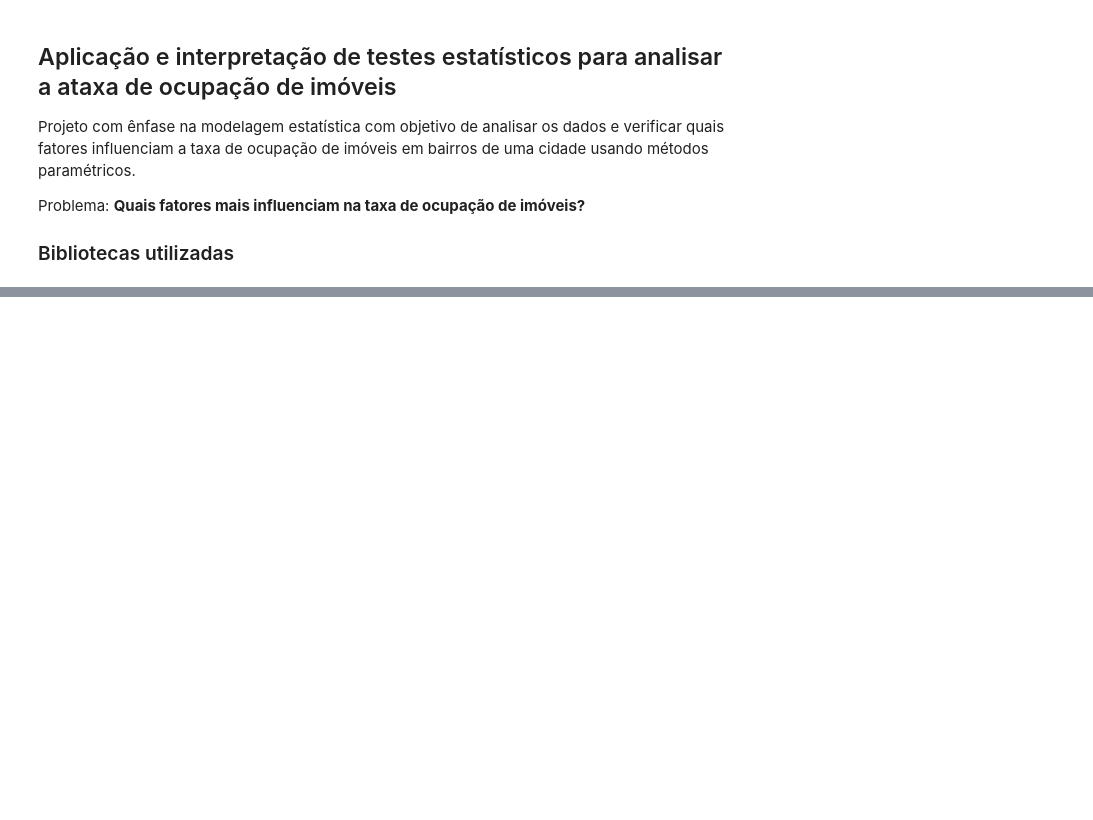
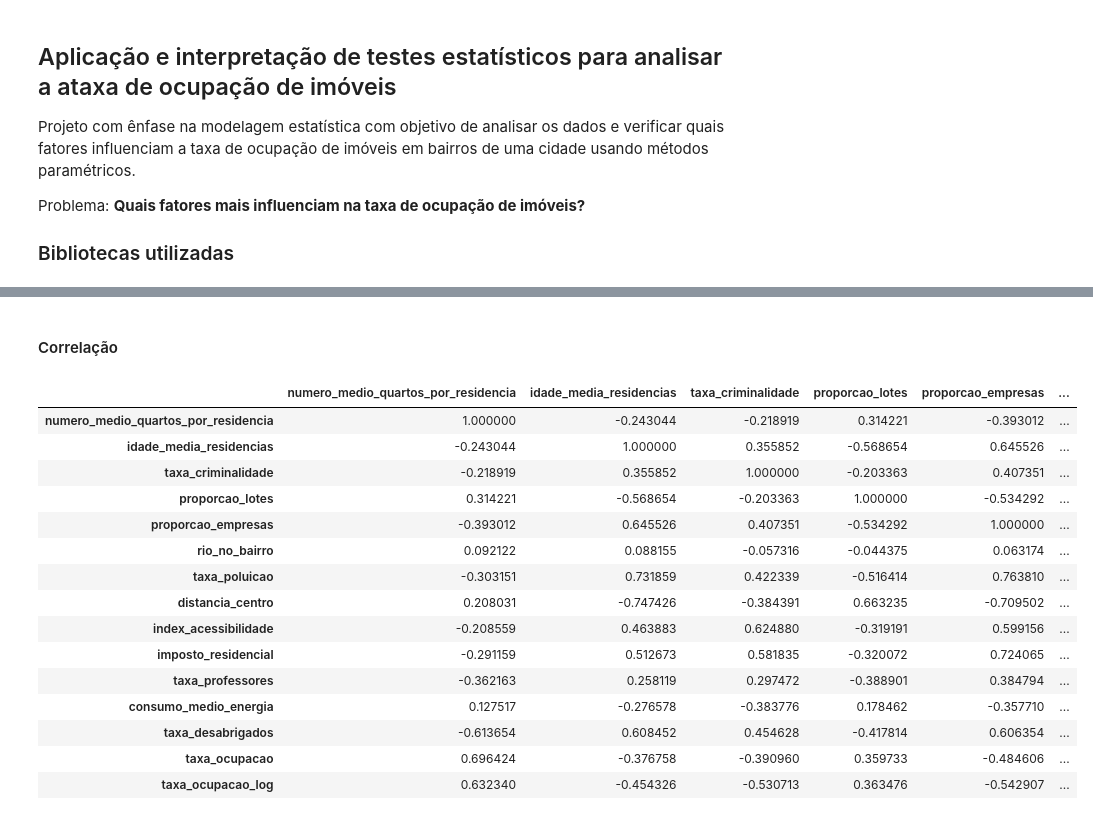
Before and after one commit to prisciladalepiane/machine-learning, a Jupyter notebook: 02-mat-est-aplicada/07-ocupacao-imoveis.ipynb, the cells around one changed output, grey strips where cells are left out. Cells and saved outputs as stored; diff of their text form; code cells hidden in the pictures; blank space fills up the shorter version.

```diff
--- a/02-mat-est-aplicada/07-ocupacao-imoveis.ipynb
+++ b/02-mat-est-aplicada/07-ocupacao-imoveis.ipynb
@@ -37,0 +148,21 @@ warnings.filterwarnings('ignore')
+# %% [markdown]
+#### Correlação
+# %%
+dados.corr()
+# %% [output]
+|  | numero_medio_quartos_por_residencia | idade_media_residencias | taxa_criminalidade | proporcao_lotes | proporcao_empresas | ... |
+| numero_medio_quartos_por_residencia | 1.000000 | -0.243044 | -0.218919 | 0.314221 | -0.393012 | ... |
+| idade_media_residencias | -0.243044 | 1.000000 | 0.355852 | -0.568654 | 0.645526 | ... |
+| taxa_criminalidade | -0.218919 | 0.355852 | 1.000000 | -0.203363 | 0.407351 | ... |
+| proporcao_lotes | 0.314221 | -0.568654 | -0.203363 | 1.000000 | -0.534292 | ... |
+| proporcao_empresas | -0.393012 | 0.645526 | 0.407351 | -0.534292 | 1.000000 | ... |
+| rio_no_bairro | 0.092122 | 0.088155 | -0.057316 | -0.044375 | 0.063174 | ... |
+| taxa_poluicao | -0.303151 | 0.731859 | 0.422339 | -0.516414 | 0.763810 | ... |
+| distancia_centro | 0.208031 | -0.747426 | -0.384391 | 0.663235 | -0.709502 | ... |
+| index_acessibilidade | -0.208559 | 0.463883 | 0.624880 | -0.319191 | 0.599156 | ... |
+| imposto_residencial | -0.291159 | 0.512673 | 0.581835 | -0.320072 | 0.724065 | ... |
+| taxa_professores | -0.362163 | 0.258119 | 0.297472 | -0.388901 | 0.384794 | ... |
+| consumo_medio_energia | 0.127517 | -0.276578 | -0.383776 | 0.178462 | -0.357710 | ... |
+| taxa_desabrigados | -0.613654 | 0.608452 | 0.454628 | -0.417814 | 0.606354 | ... |
+| taxa_ocupacao | 0.696424 | -0.376758 | -0.390960 | 0.359733 | -0.484606 | ... |
+| taxa_ocupacao_log | 0.632340 | -0.454326 | -0.530713 | 0.363476 | -0.542907 | ... |
```
Also changed, not shown: parts of 14 cells of this notebook.
